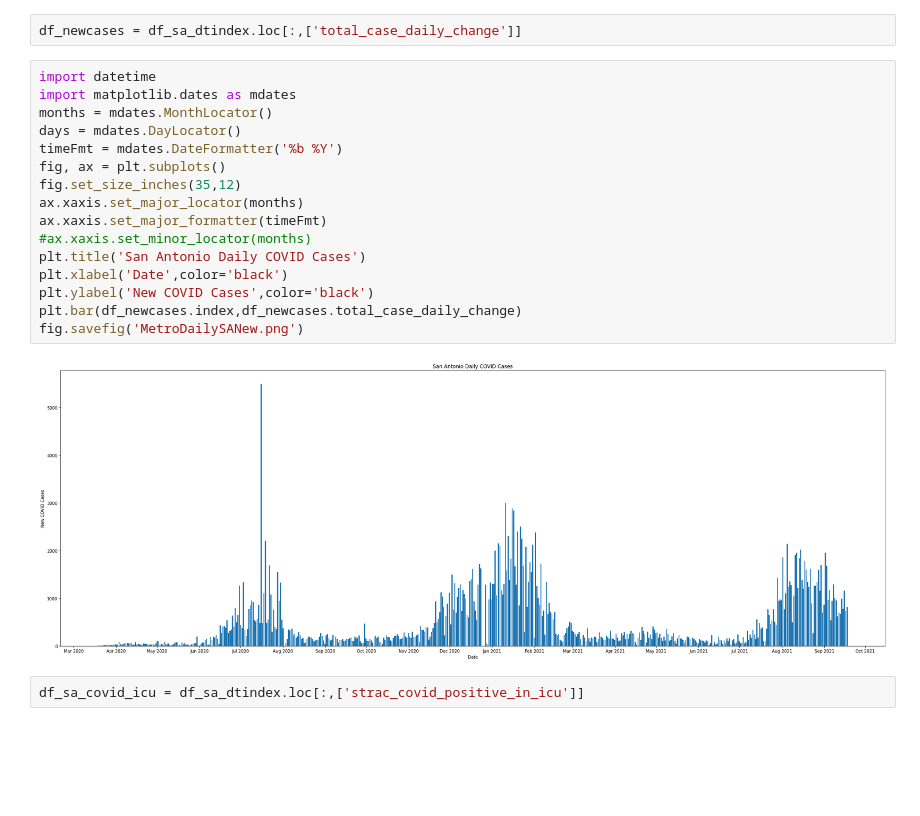
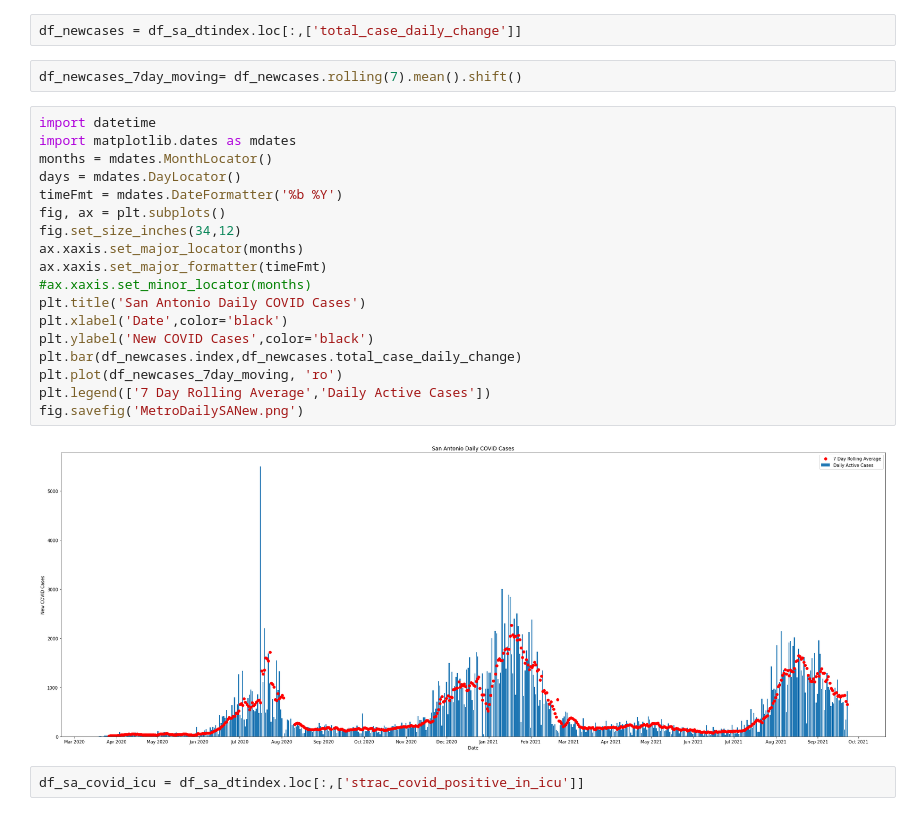
Before and after one commit to ldhagen/Texas_Covid_Data_Notebook, a Jupyter notebook: SanAntonioDailyNew.ipynb, the cells around one changed output. Saved outputs shown, nothing was run; the diff lists cells and outputs as text; blank space fills up the shorter version.

```diff
--- a/SanAntonioDailyNew.ipynb
+++ b/SanAntonioDailyNew.ipynb
@@ -36,24 +36,28 @@ df_sa.reporting_date[0]
 Timestamp('2020-02-12 06:00:00+0000', tz='UTC')
 # %%
 df_newcases = df_sa_dtindex.loc[:,['total_case_daily_change']]
+# %%
+df_newcases_7day_moving= df_newcases.rolling(7).mean().shift()
 # %%
 import datetime
 import matplotlib.dates as mdates
 months = mdates.MonthLocator()
 days = mdates.DayLocator()
 timeFmt = mdates.DateFormatter('%b %Y')
 fig, ax = plt.subplots()
-fig.set_size_inches(35,12)
+fig.set_size_inches(34,12)
 ax.xaxis.set_major_locator(months)
 ax.xaxis.set_major_formatter(timeFmt)
 #ax.xaxis.set_minor_locator(months)
 plt.title('San Antonio Daily COVID Cases')
 plt.xlabel('Date',color='black')
 plt.ylabel('New COVID Cases',color='black')
 plt.bar(df_newcases.index,df_newcases.total_case_daily_change)
+plt.plot(df_newcases_7day_moving, 'ro')
+plt.legend(['7 Day Rolling Average','Daily Active Cases'])
 fig.savefig('MetroDailySANew.png')
 # %% [output]
-[figure, old version]
+[figure, new version]
 # %%
 df_sa_covid_icu = df_sa_dtindex.loc[:,['strac_covid_positive_in_icu']]
 # %%
```
Also changed, not shown: parts of 11 cells of this notebook.
